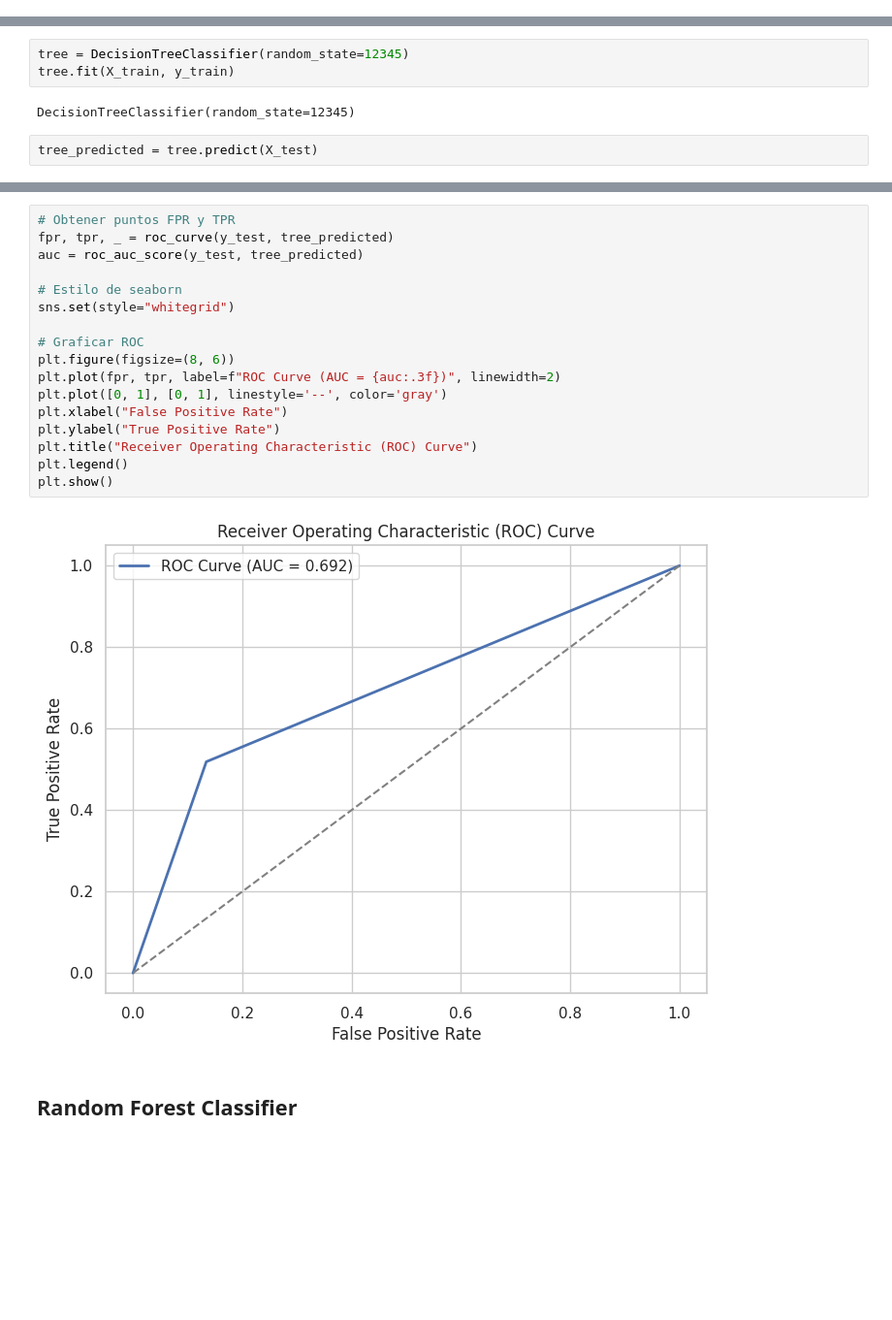
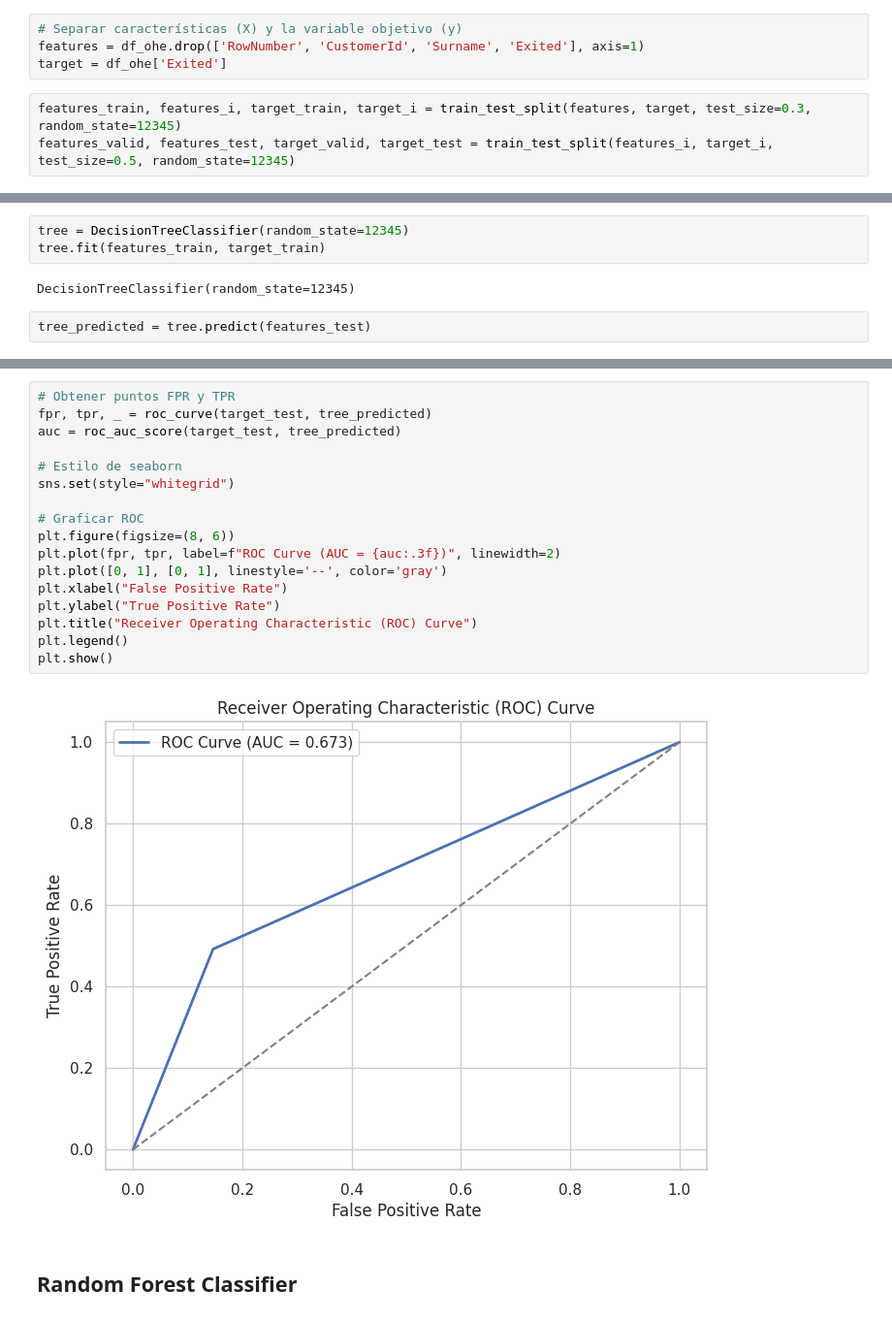
Before and after one commit to Davichobacter/data_science_tt, a Jupyter notebook: Sprint_10/notebook.ipynb, the cells around one changed output, grey strips where cells are left out. Shown at 97% size. Cells and saved outputs as stored; diff of their text form; blank space fills up the shorter version.

```diff
--- a/Sprint_10/notebook.ipynb
+++ b/Sprint_10/notebook.ipynb
@@ -290,0 +274,7 @@ Tamaño del conjunto de prueba y: (2500,)
+# %%
+# Separar características (X) y la variable objetivo (y)
+features = df_ohe.drop(['RowNumber', 'CustomerId', 'Surname', 'Exited'], axis=1)
+target = df_ohe['Exited']
+# %%
+features_train, features_i, target_train, target_i = train_test_split(features, target, test_size=0.3, random_state=12345)
+features_valid, features_test, target_valid, target_test = train_test_split(features_i, target_i, test_size=0.5, random_state=12345)
@@ -330,9 +371,9 @@ def evaluar_modelo(modelo, X_test, y_test):
 ## Decision Tree Classifier
 # %%
 tree = DecisionTreeClassifier(random_state=12345)
-tree.fit(X_train, y_train)
+tree.fit(features_train, target_train)
 # %% [output]
 DecisionTreeClassifier(random_state=12345)
 # %%
-tree_predicted = tree.predict(X_test)
+tree_predicted = tree.predict(features_test)
 # %%
@@ -358,22 +399,22 @@ weighted avg       0.80      0.80      0.80      2500
 # %%
 # Obtener puntos FPR y TPR
-fpr, tpr, _ = roc_curve(y_test, tree_predicted)
-auc = roc_auc_score(y_test, tree_predicted)
+fpr, tpr, _ = roc_curve(target_test, tree_predicted)
+auc = roc_auc_score(target_test, tree_predicted)
 
 # Estilo de seaborn
 sns.set(style="whitegrid")
 
 # Graficar ROC
 plt.figure(figsize=(8, 6))
 plt.plot(fpr, tpr, label=f"ROC Curve (AUC = {auc:.3f})", linewidth=2)
 plt.plot([0, 1], [0, 1], linestyle='--', color='gray')
 plt.xlabel("False Positive Rate")
 plt.ylabel("True Positive Rate")
 plt.title("Receiver Operating Characteristic (ROC) Curve")
 plt.legend()
 plt.show()
 # %% [output]
-[figure, old version]
+[figure, new version]
 # %% [markdown]
 ## Random Forest Classifier
 # %%
```
Also changed, not shown: parts of 13 cells of this notebook.
